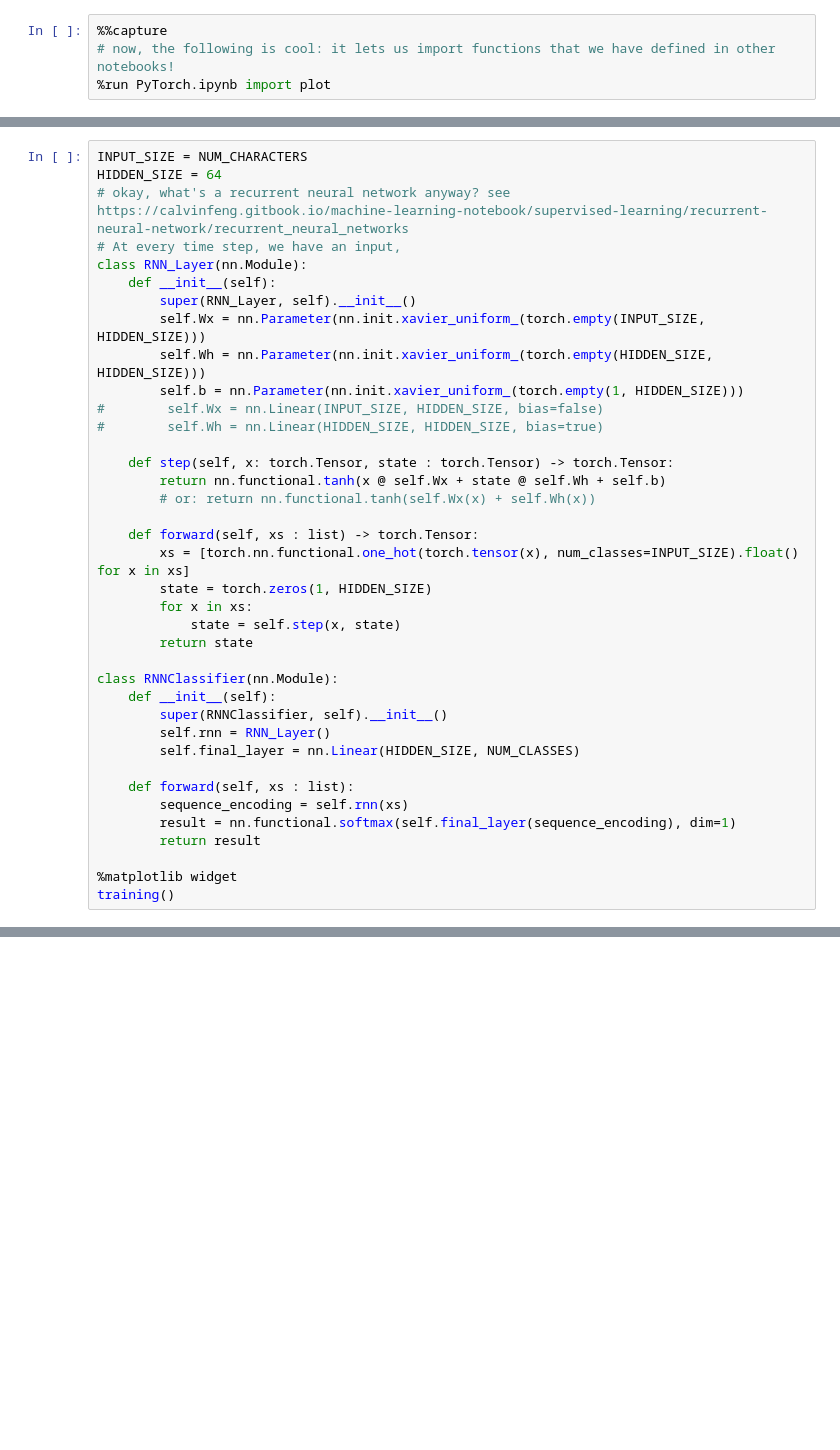
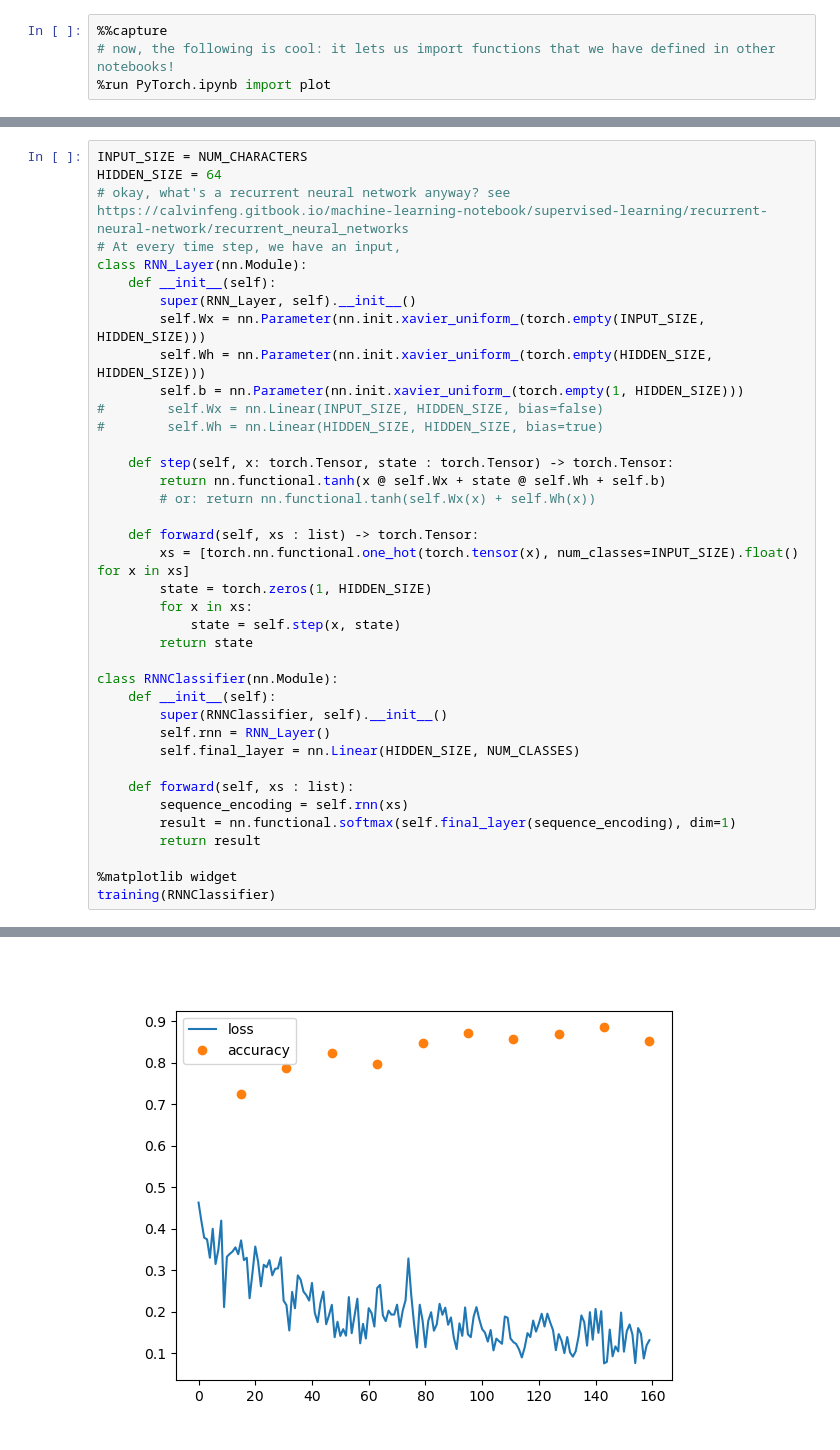
Before and after one commit to timobaumann/fobi-neuronale-netze, a Jupyter notebook: RNN.ipynb, the cells around one changed output, grey strips where cells are left out. Saved outputs shown, nothing was run; the diff lists cells and outputs as text; blank space fills up the shorter version.

```diff
--- a/RNN.ipynb
+++ b/RNN.ipynb
@@ -166,5 +200,5 @@ class RNNClassifier(nn.Module):
         return result
 
 %matplotlib widget
-training()
+training(RNNClassifier)
 # %% [output]
@@ -171,0 +219 @@ NameError: name 'NUM_CHARACTERS' is not defined
+[figure, added]
```
Also changed, not shown: parts of 13 cells of this notebook, 2 other files.
